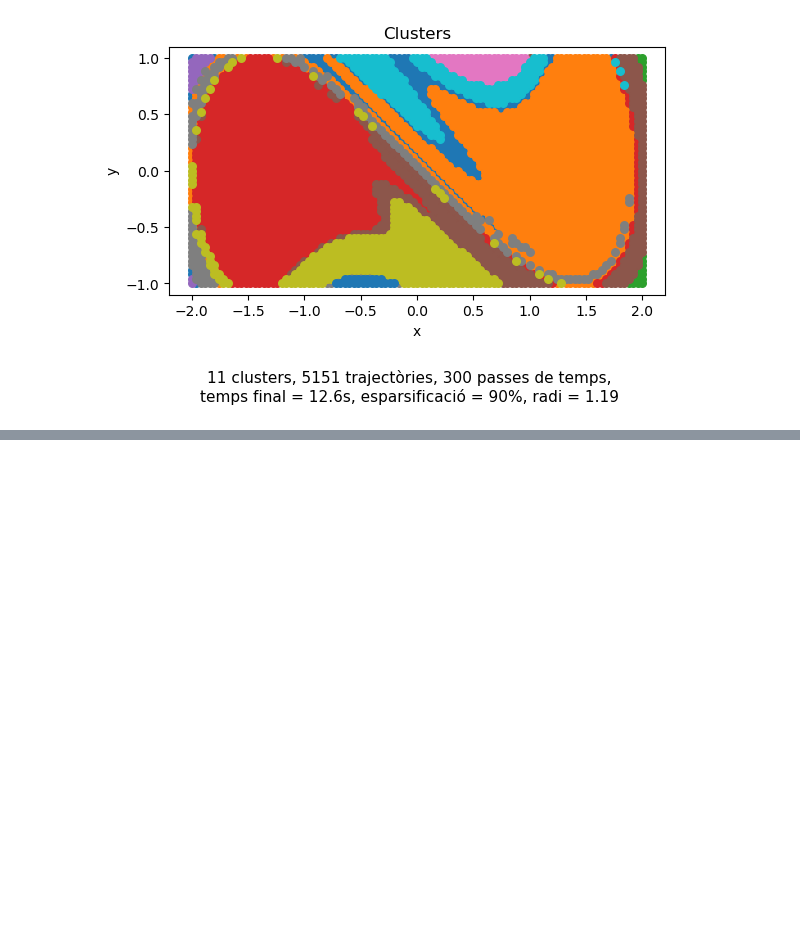
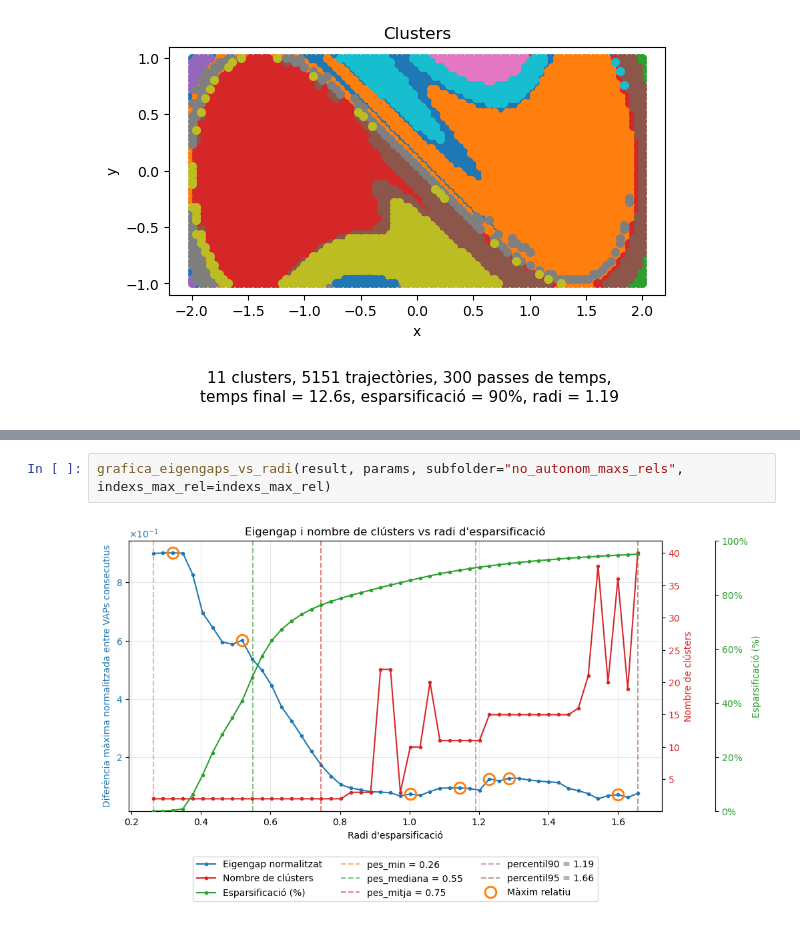
Before and after one commit to victor-lopz/spectral-clustering, a Jupyter notebook: notebooks/duffing_no_autonom.ipynb, the cells around one changed output, grey strips where cells are left out. Drawn from its saved outputs; the diff is of its cells as text; blank space fills up the shorter version.

```diff
--- a/notebooks/duffing_no_autonom.ipynb
+++ b/notebooks/duffing_no_autonom.ipynb
@@ -130,0 +156,4 @@ veps.shape = (5151, 50)
+# %%
+grafica_eigengaps_vs_radi(result, params, subfolder="no_autonom_maxs_rels", indexs_max_rel=indexs_max_rel)
+# %% [output]
+[figure, added]
```
Also changed, not shown: parts of 6 cells of this notebook, 1 other file.
